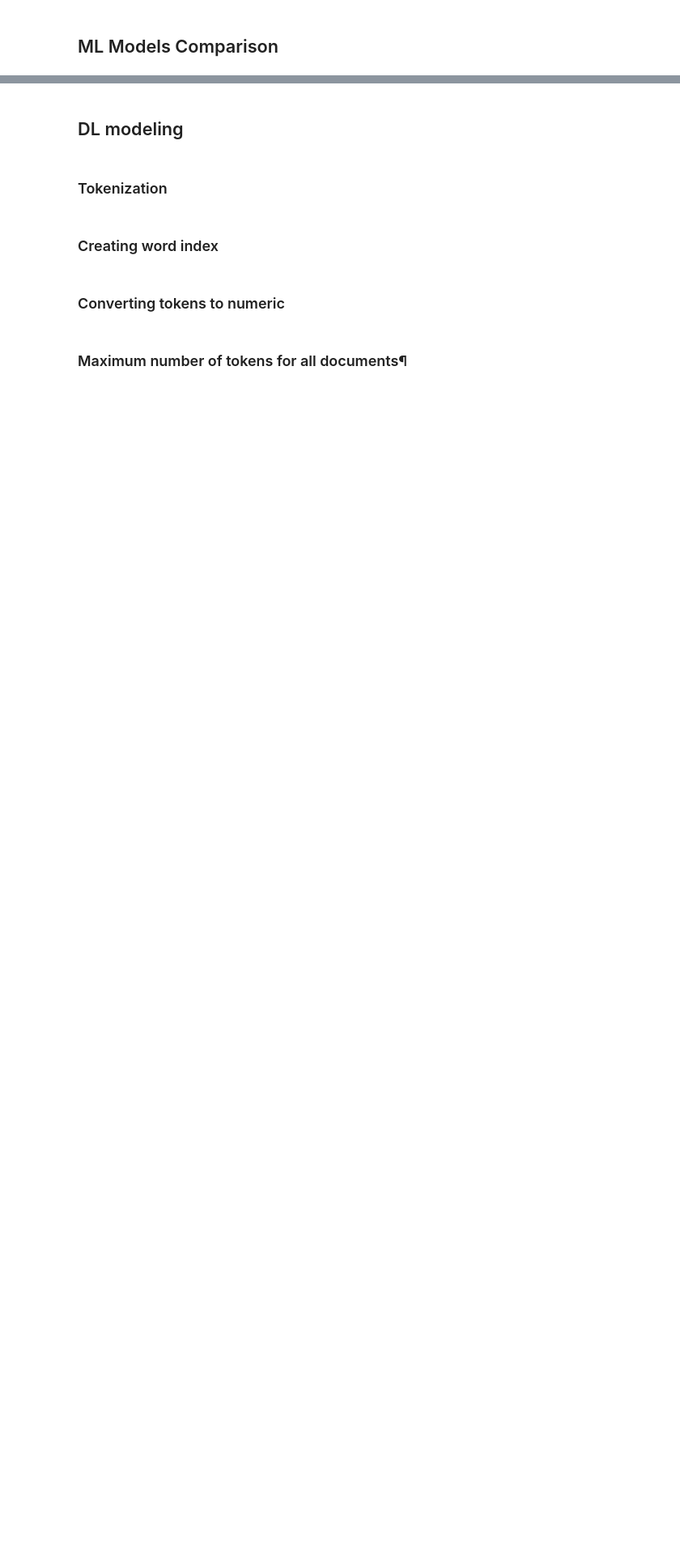
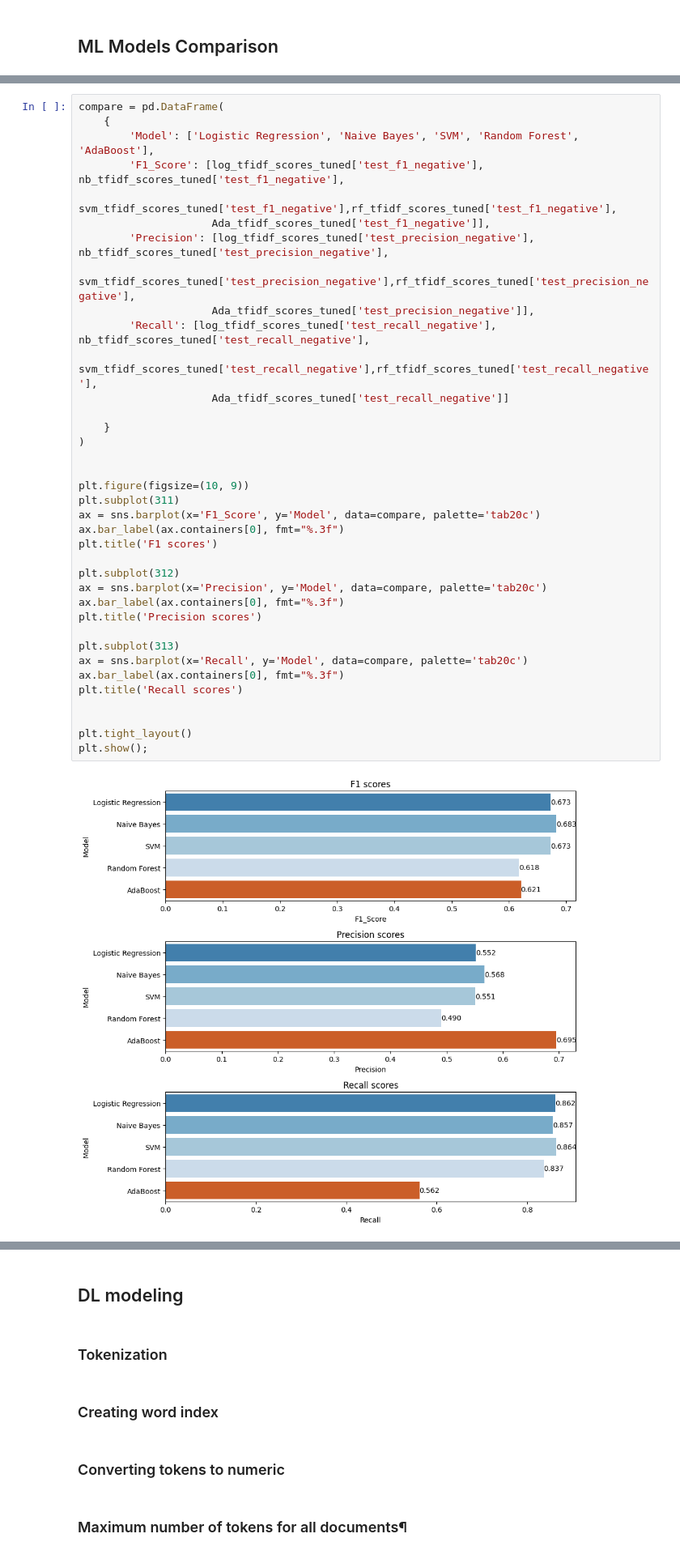
Before and after one commit to 0xArwa/NLP-sentiment-analysis, a Jupyter notebook: Sentiment_Analysis_NLP.ipynb, the cells around one changed output, grey strips where cells are left out. Shown at 81% size. Drawn from its saved outputs; the diff is of its cells as text; blank space fills up the shorter version.

```diff
--- a/Sentiment_Analysis_NLP.ipynb
+++ b/Sentiment_Analysis_NLP.ipynb
@@ -1619,0 +1659,39 @@ Ada_tfidf_scores_tuned
+# %%
+compare = pd.DataFrame(
+    {
+        'Model': ['Logistic Regression', 'Naive Bayes', 'SVM', 'Random Forest', 'AdaBoost'],
+        'F1_Score': [log_tfidf_scores_tuned['test_f1_negative'], nb_tfidf_scores_tuned['test_f1_negative'],
+                     svm_tfidf_scores_tuned['test_f1_negative'],rf_tfidf_scores_tuned['test_f1_negative'],
+                     Ada_tfidf_scores_tuned['test_f1_negative']],
+        'Precision': [log_tfidf_scores_tuned['test_precision_negative'], nb_tfidf_scores_tuned['test_precision_negative'],
+                     svm_tfidf_scores_tuned['test_precision_negative'],rf_tfidf_scores_tuned['test_precision_negative'],
+                     Ada_tfidf_scores_tuned['test_precision_negative']],
+        'Recall': [log_tfidf_scores_tuned['test_recall_negative'], nb_tfidf_scores_tuned['test_recall_negative'],
+                     svm_tfidf_scores_tuned['test_recall_negative'],rf_tfidf_scores_tuned['test_recall_negative'],
+                     Ada_tfidf_scores_tuned['test_recall_negative']]
+
+    }
+)
+
+
+plt.figure(figsize=(10, 9))
+plt.subplot(311)
+ax = sns.barplot(x='F1_Score', y='Model', data=compare, palette='tab20c')
+ax.bar_label(ax.containers[0], fmt="%.3f")
+plt.title('F1 scores')
+
+plt.subplot(312)
+ax = sns.barplot(x='Precision', y='Model', data=compare, palette='tab20c')
+ax.bar_label(ax.containers[0], fmt="%.3f")
+plt.title('Precision scores')
+
+plt.subplot(313)
+ax = sns.barplot(x='Recall', y='Model', data=compare, palette='tab20c')
+ax.bar_label(ax.containers[0], fmt="%.3f")
+plt.title('Recall scores')
+
+
+plt.tight_layout()
+plt.show();
+# %% [output]
+[figure, added]
```
Also changed, not shown: parts of 22 cells of this notebook.
